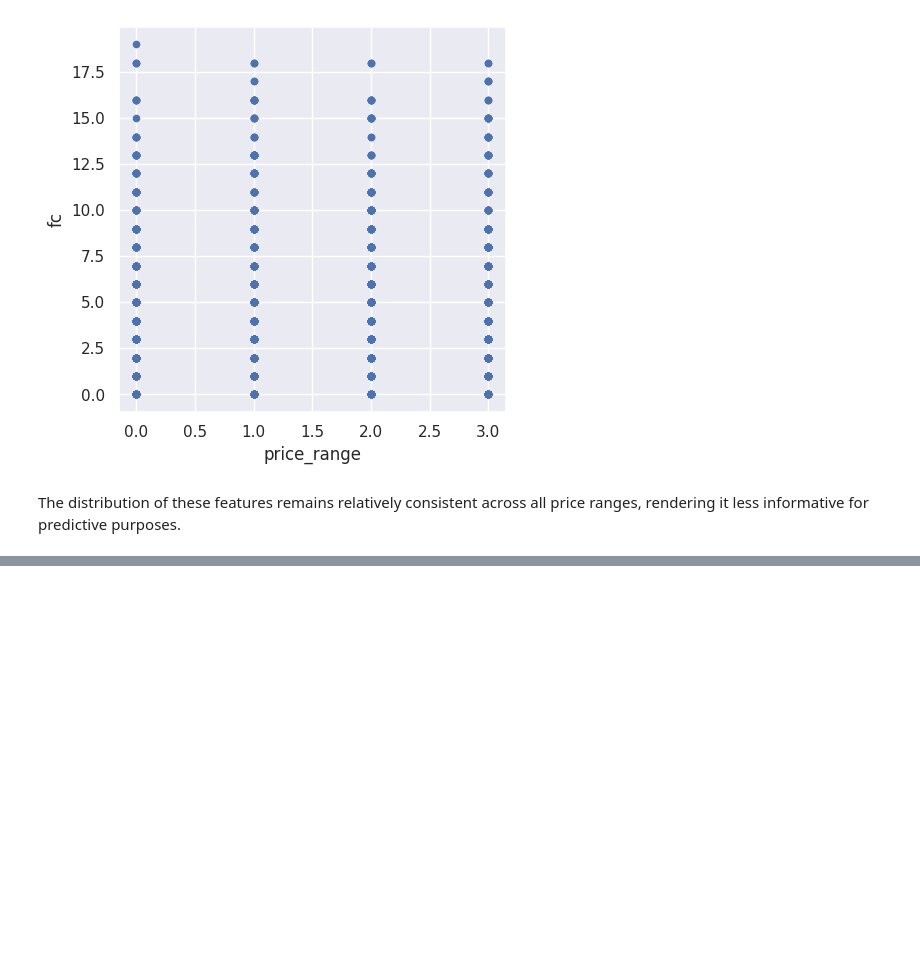
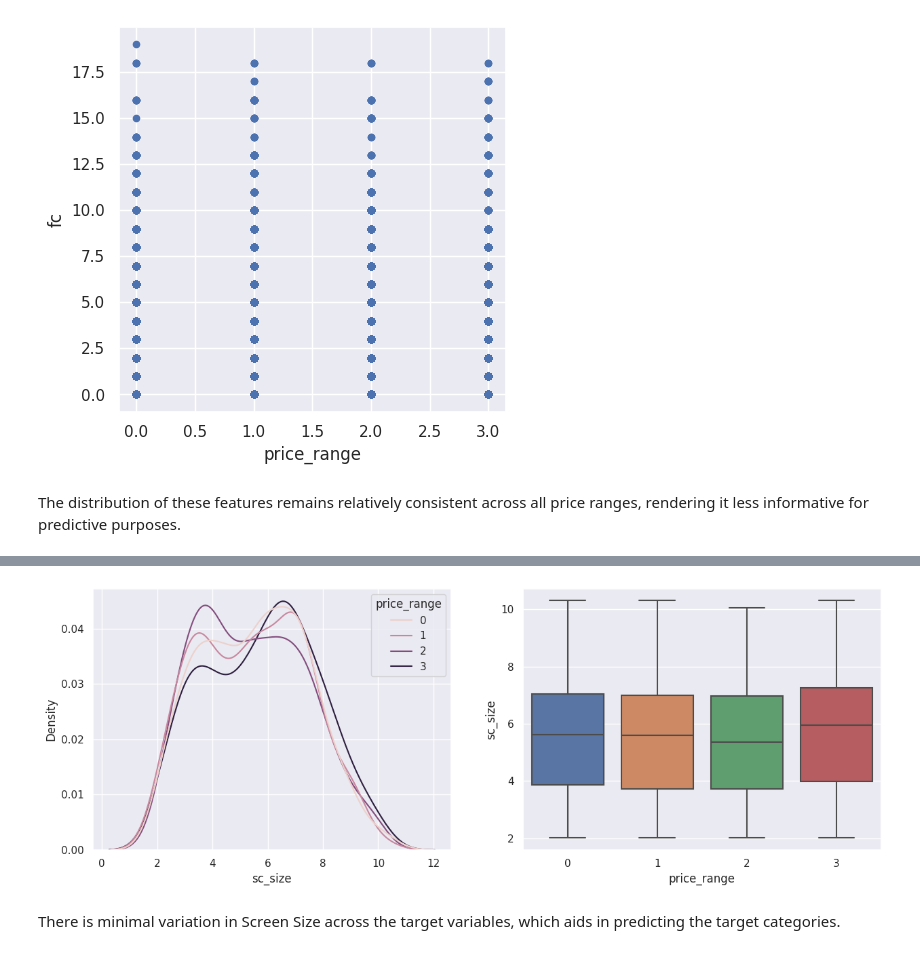
Before and after one commit to DeepakSingh1992/CLASSIFICATION-PROJECT, a Jupyter notebook: Classification_Mobile_price_range_prediction_Deepak_Singh.ipynb, the cells around one changed output, grey strips where cells are left out. Cells and saved outputs as stored; diff of their text form; code cells hidden in the pictures; blank space fills up the shorter version.

```diff
--- a/Classification_Mobile_price_range_prediction_Deepak_Singh.ipynb
+++ b/Classification_Mobile_price_range_prediction_Deepak_Singh.ipynb
@@ -340,0 +371,12 @@ The distribution of these features remains relatively consistent across all pric
+# %%
+# Now creating a kernel density estimate (KDE) plot & Box plot for sc_size & price_range:-
+
+fig, axs = plt.subplots(1,2, figsize=(15,5))
+sns.kdeplot(data=df, x='sc_size', hue='price_range', ax=axs[0])
+sns.boxplot(data=df, x='price_range', y='sc_size', ax=axs[1])
+plt.show()
+# %% [output]
+[figure, added]
+# %% [markdown]
+
+There is minimal variation in Screen Size across the target variables, which aids in predicting the target categories.
```
Also changed, not shown: parts of 13 cells of this notebook.
